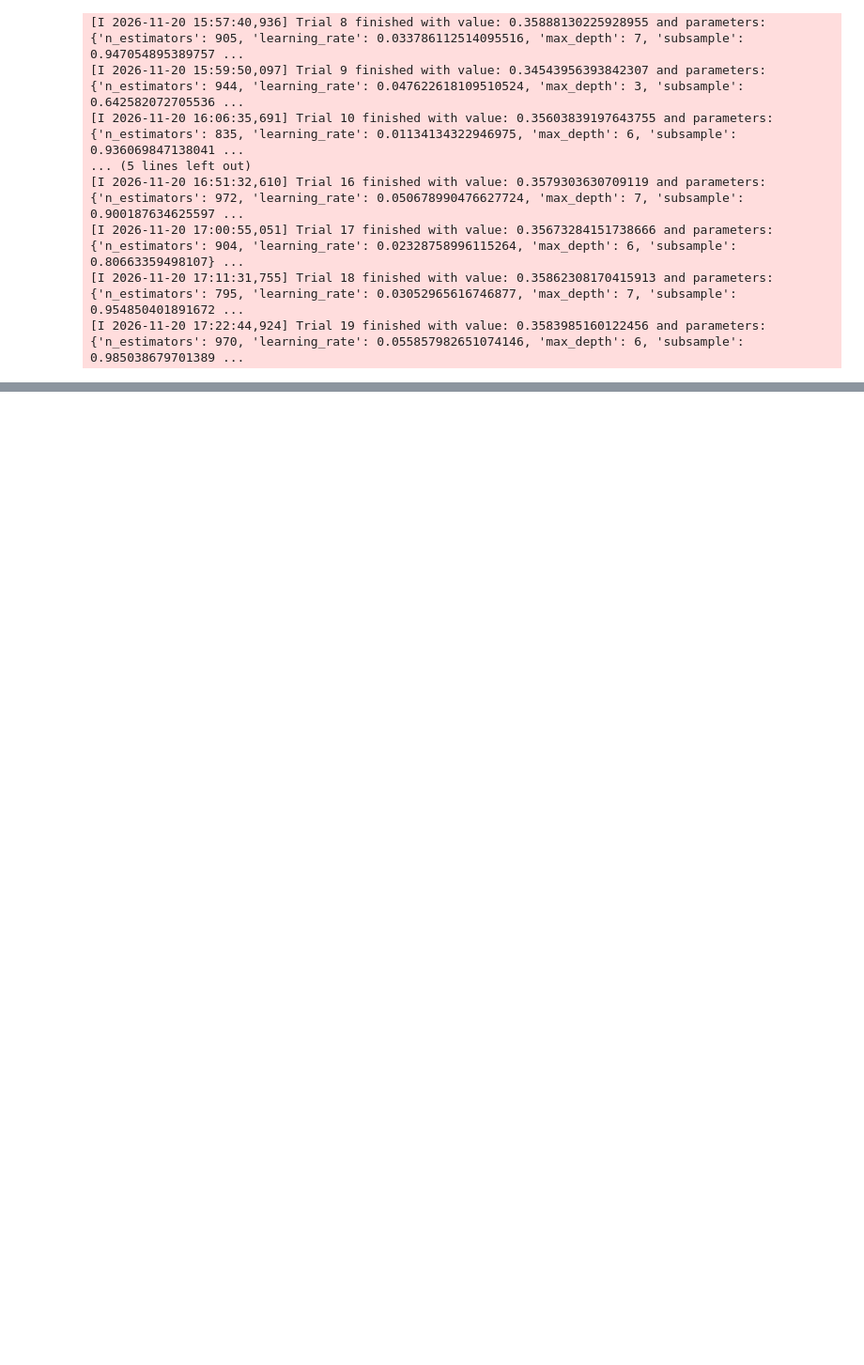
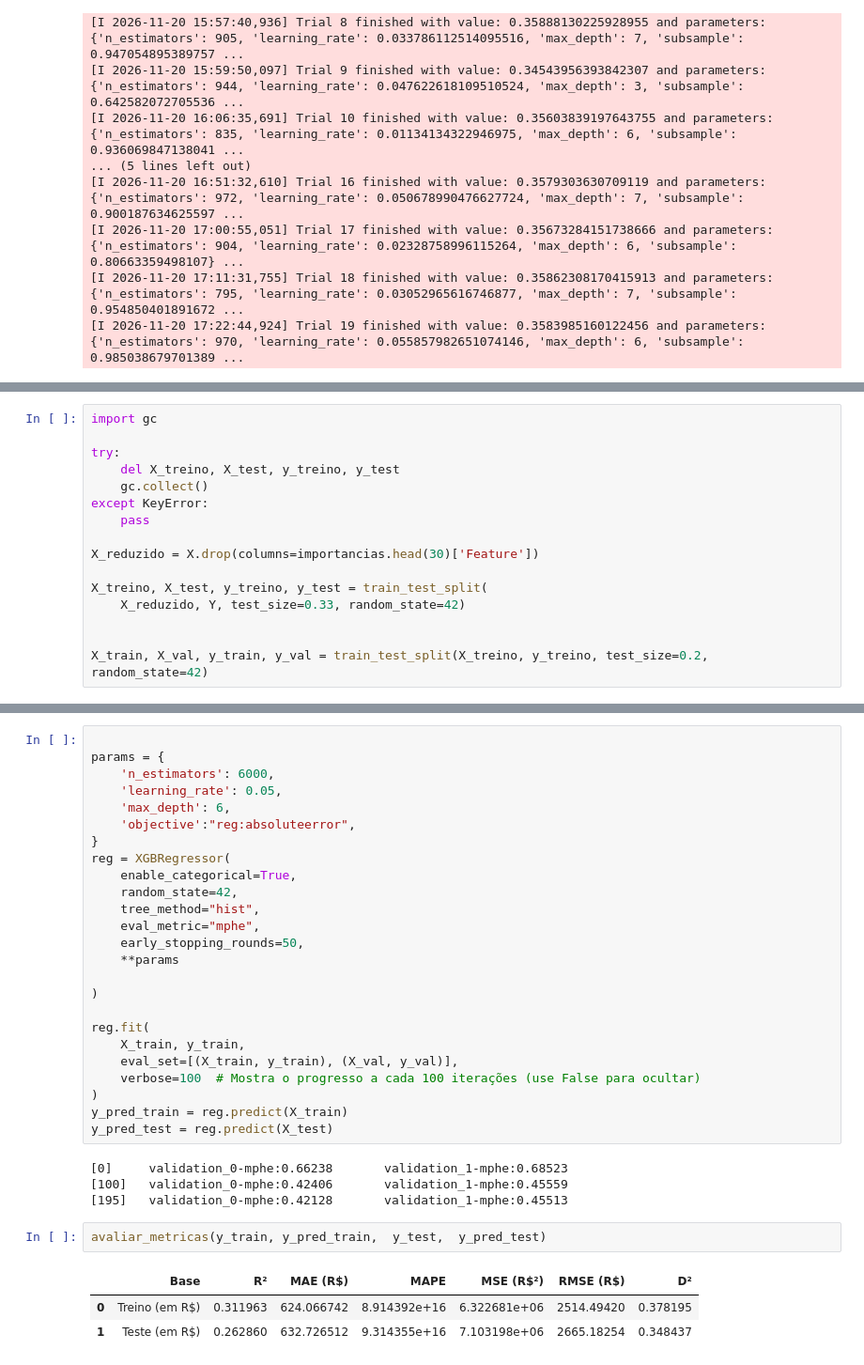
Before and after one commit to oscardasilva0/mestrado_censo_reduzido, a Jupyter notebook: ml.ipynb, the cells around one changed output, grey strips where cells are left out. Shown at 94% size. Saved outputs shown, nothing was run; the diff lists cells and outputs as text; blank space fills up the shorter version.

```diff
--- a/ml.ipynb
+++ b/ml.ipynb
@@ -546,0 +662,16 @@ print(study.best_trial.value, study.best_trial.params)
+# %%
+import gc
+
+try:
+    del X_treino, X_test, y_treino, y_test
+    gc.collect()
+except KeyError:
+    pass
+
+X_reduzido = X.drop(columns=importancias.head(30)['Feature'])
+
+X_treino, X_test, y_treino, y_test = train_test_split(
+    X_reduzido, Y, test_size=0.33, random_state=42)
+
+
+X_train, X_val, y_train, y_val = train_test_split(X_treino, y_treino, test_size=0.2, random_state=42)
@@ -546,0 +712,35 @@ print(study.best_trial.value, study.best_trial.params)
+# %%
+
+params = {
+    'n_estimators': 6000,
+    'learning_rate': 0.05,
+    'max_depth': 6,
+    'objective':"reg:absoluteerror",
+}
+reg = XGBRegressor(
+    enable_categorical=True,
+    random_state=42,
+    tree_method="hist",
+    eval_metric="mphe",
+    early_stopping_rounds=50,
+    **params
+
+)
+
+reg.fit(
+    X_train, y_train,
+    eval_set=[(X_train, y_train), (X_val, y_val)],
+    verbose=100  # Mostra o progresso a cada 100 iterações (use False para ocultar)
+)
+y_pred_train = reg.predict(X_train)
+y_pred_test = reg.predict(X_test)
+# %% [output]
+[0]     validation_0-mphe:0.66238       validation_1-mphe:0.68523
+[100]   validation_0-mphe:0.42406       validation_1-mphe:0.45559
+[195]   validation_0-mphe:0.42128       validation_1-mphe:0.45513
+# %%
+avaliar_metricas(y_train, y_pred_train,  y_test,  y_pred_test)
+# %% [output]
+|  | Base | R² | MAE (R$) | MAPE | MSE (R$²) | RMSE (R$) | D² |
+| 0 | Treino (em R$) | 0.311963 | 624.066742 | 8.914392e+16 | 6.322681e+06 | 2514.49420 | 0.378195 |
+| 1 | Teste (em R$) | 0.262860 | 632.726512 | 9.314355e+16 | 7.103198e+06 | 2665.18254 | 0.348437 |
```
Also changed, not shown: parts of 24 cells of this notebook.
